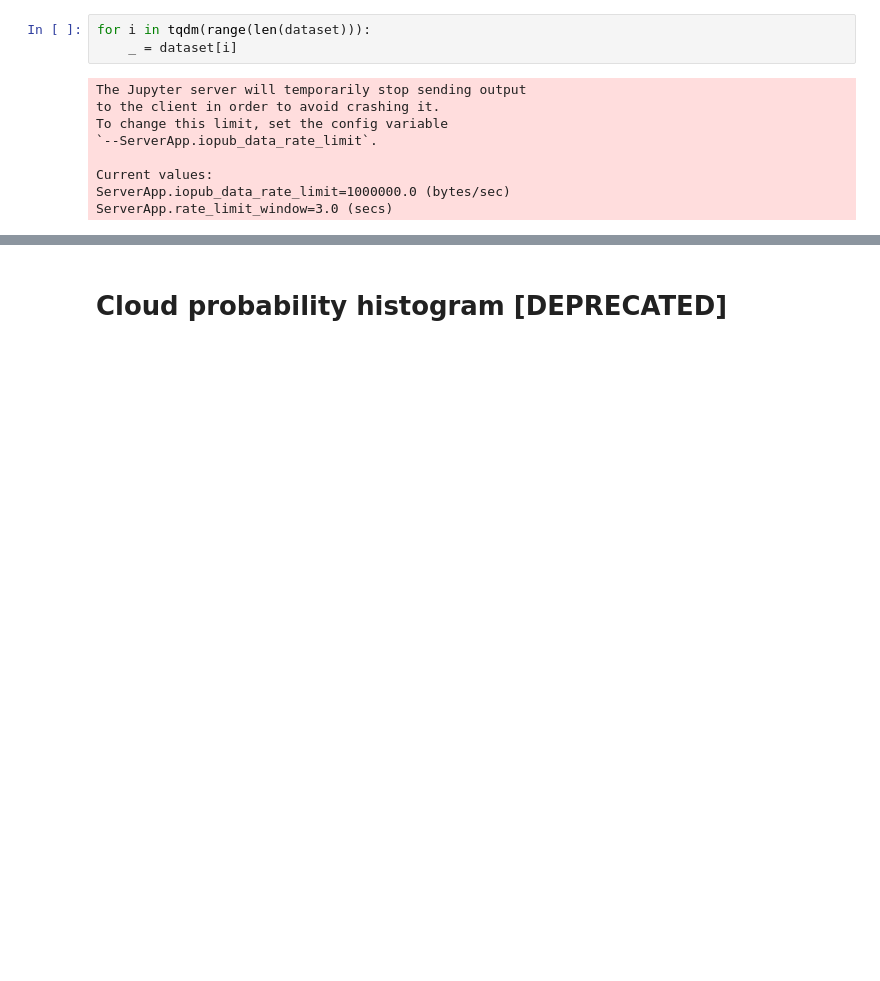
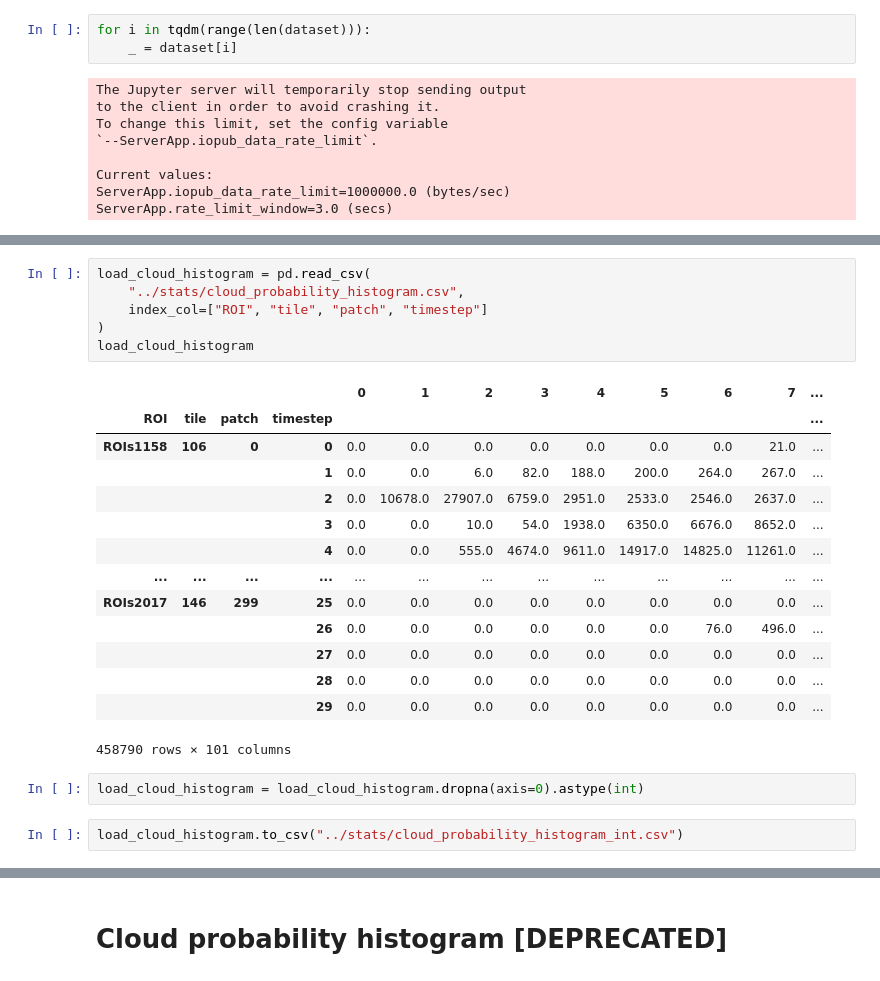
Before and after one commit to shaprann/spatiotemporal, a Jupyter notebook: scripts/calculate_and_save_cloud_maps.ipynb, the cells around one changed output, grey strips where cells are left out. Drawn from its saved outputs; the diff is of its cells as text; blank space fills up the shorter version.

```diff
--- a/scripts/calculate_and_save_cloud_maps.ipynb
+++ b/scripts/calculate_and_save_cloud_maps.ipynb
@@ -281,0 +370,25 @@ ServerApp.rate_limit_window=3.0 (secs)
+# %%
+load_cloud_histogram = pd.read_csv(
+    "../stats/cloud_probability_histogram.csv",
+    index_col=["ROI", "tile", "patch", "timestep"]
+)
+load_cloud_histogram
+# %% [output]
+|  |  |  |  | 0 | 1 | 2 | 3 | 4 | 5 | 6 | 7 | ... |
+| ROI | tile | patch | timestep |  |  |  |  |  |  |  |  | ... |
+| ROIs1158 | 106 | 0 | 0 | 0.0 | 0.0 | 0.0 | 0.0 | 0.0 | 0.0 | 0.0 | 21.0 | ... |
+|  |  |  | 1 | 0.0 | 0.0 | 6.0 | 82.0 | 188.0 | 200.0 | 264.0 | 267.0 | ... |
+|  |  |  | 2 | 0.0 | 10678.0 | 27907.0 | 6759.0 | 2951.0 | 2533.0 | 2546.0 | 2637.0 | ... |
+|  |  |  | 3 | 0.0 | 0.0 | 10.0 | 54.0 | 1938.0 | 6350.0 | 6676.0 | 8652.0 | ... |
+|  |  |  | 4 | 0.0 | 0.0 | 555.0 | 4674.0 | 9611.0 | 14917.0 | 14825.0 | 11261.0 | ... |
+| ... | ... | ... | ... | ... | ... | ... | ... | ... | ... | ... | ... | ... |
+| ROIs2017 | 146 | 299 | 25 | 0.0 | 0.0 | 0.0 | 0.0 | 0.0 | 0.0 | 0.0 | 0.0 | ... |
+|  |  |  | 26 | 0.0 | 0.0 | 0.0 | 0.0 | 0.0 | 0.0 | 76.0 | 496.0 | ... |
+|  |  |  | 27 | 0.0 | 0.0 | 0.0 | 0.0 | 0.0 | 0.0 | 0.0 | 0.0 | ... |
+|  |  |  | 28 | 0.0 | 0.0 | 0.0 | 0.0 | 0.0 | 0.0 | 0.0 | 0.0 | ... |
+|  |  |  | 29 | 0.0 | 0.0 | 0.0 | 0.0 | 0.0 | 0.0 | 0.0 | 0.0 | ... |
+458790 rows × 101 columns
+# %%
+load_cloud_histogram = load_cloud_histogram.dropna(axis=0).astype(int)
+# %%
+load_cloud_histogram.to_csv("../stats/cloud_probability_histogram_int.csv")
```
Also changed, not shown: parts of 15 cells of this notebook, 3 other files.
